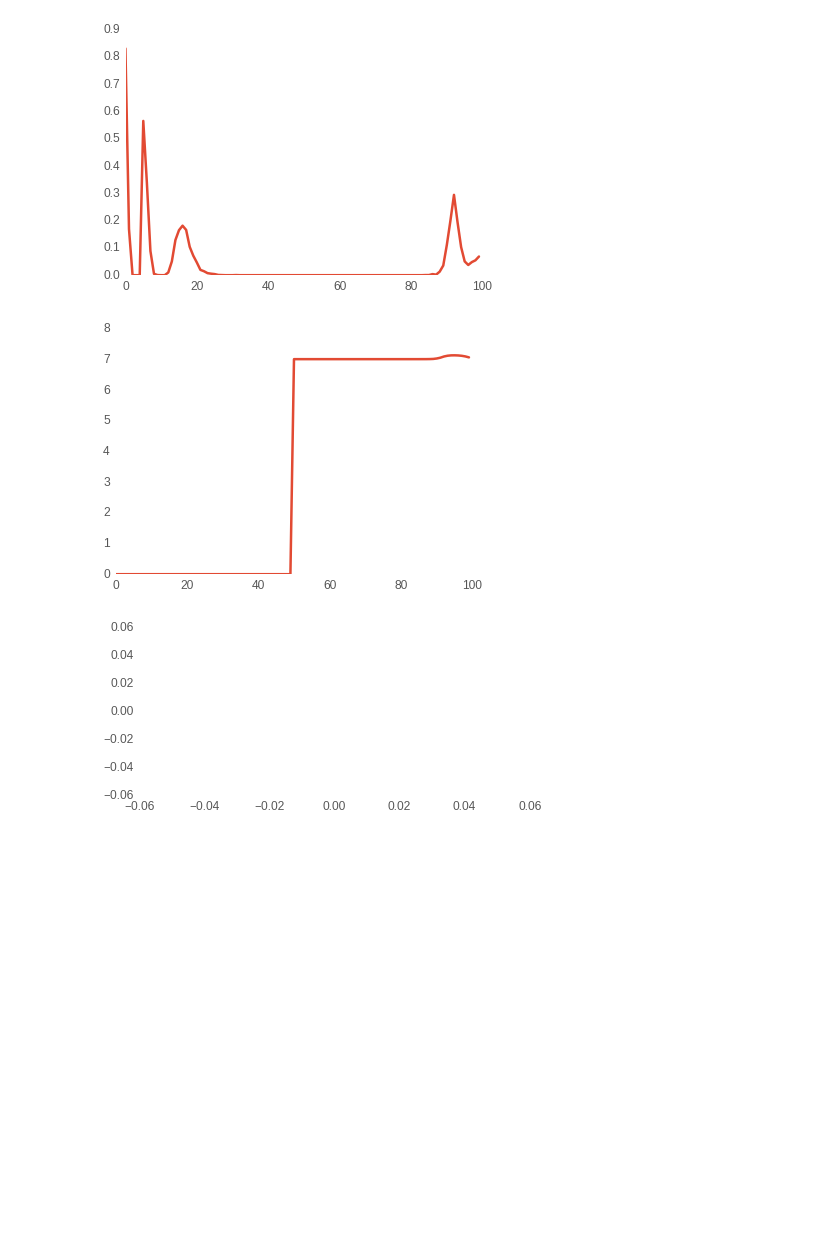
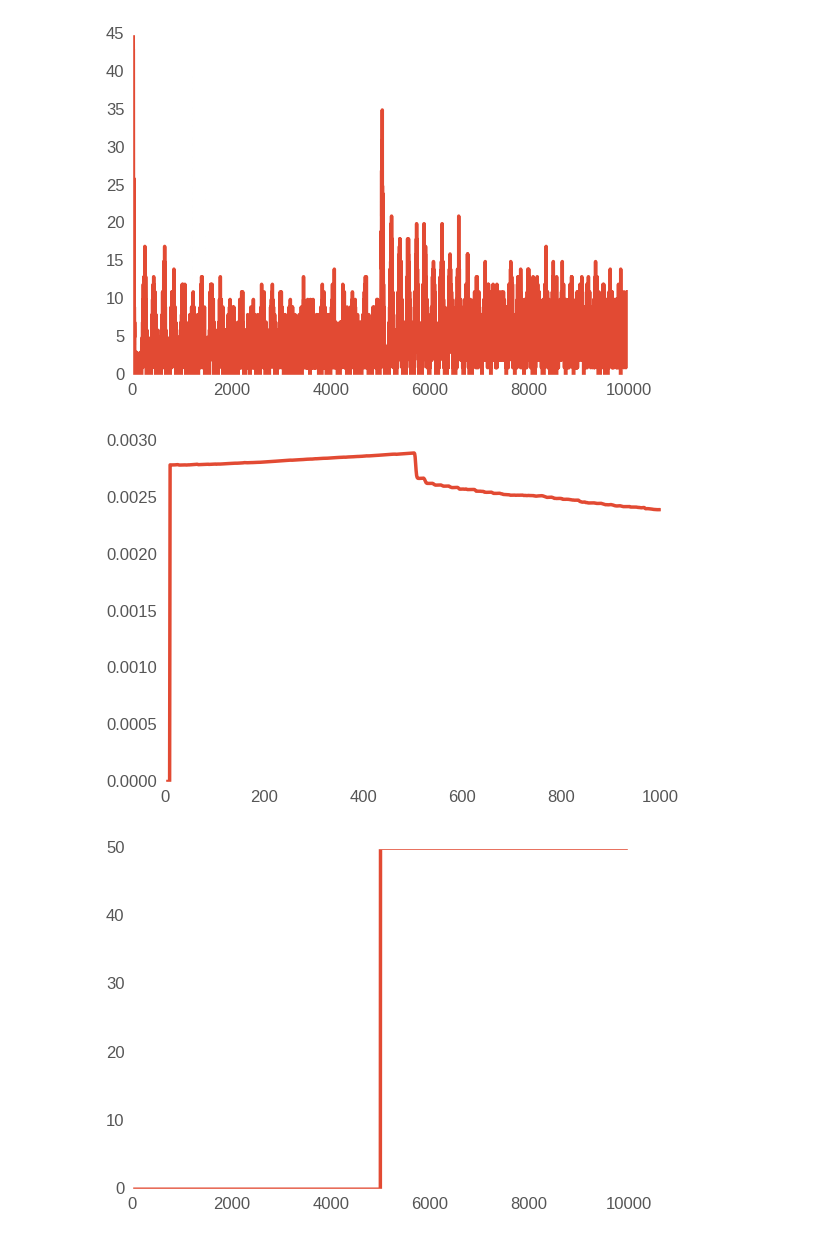
Before and after one commit to gpernelle/cortex, a Jupyter notebook: notebooks/paperSync-figure2.5.ipynb, the cells around one changed output. Cells and saved outputs as stored; diff of their text form; code cells hidden in the pictures; blank space fills up the shorter version.

```diff
--- a/notebooks/paperSync-figure2.5.ipynb
+++ b/notebooks/paperSync-figure2.5.ipynb
@@ -27,8 +24,8 @@ PAPER = os.path.expanduser('~/Dropbox/ICL-2014/Presentations/2016-10-11-GJ-sync-
 plt.style.use(['seaborn-paper'])
 sns.set_context("paper", font_scale=1.5, rc={"lines.linewidth": 2.5})
 # %%
-N, g, tauv, i, nu = 1000, 14,15,0,200
-T = 100
+N, g, tauv, i, nu = 1000, 7,15,0,100
+T = 10000
 
 gpu = TfSingleNet(N=N,
                   T=T,
@@ -37,13 +34,15 @@ gpu = TfSingleNet(N=N,
                   device='/gpu:0',
                   spikeMonitor=False,
                   g0=g,
-                  startPlast = 50,
+                  startPlast = 100,
                   nu = nu,
                   NUM_CORES = 1)
 # gpu.input = apple
 print(gpu.lowspthresh)
 gpu.lowspthresh = 1.5
+gpu.weight_step = 10
+gpu.input = np.concatenate([np.zeros(T//2),np.ones(T//2)*50])
 gpu.dt = 0.1
-gpu.ratio = 200
-gpu.FACT = 200
+gpu.ratio = 0.05
+gpu.FACT = 100
 gpu.runTFSimul()
@@ -56,18 +49,20 @@ Assign: CPU
 # %%
-plt.plot(gpu.vvm)
+plt.plot(gpu.vvm[10:])
 plt.figure()
 plt.plot(gpu.gamma)
+plt.figure()
+plt.plot(gpu.input)
 
-t0 = 8000
-t1 = 9000
+t0 = 4000
+t1 = 6000
 plt.figure(figsize=(7,3))
 plt.plot(gpu.vvm[t0:t1])
 plt.figure()
-plt.plot(gpu.gamma[t0:t1])
-plt.figure()
-plt.plot(np.mean(np.array(gpu.lowsp).reshape(T,N).transpose(), axis=0))
+plt.plot(gpu.gamma[t0//gpu.weight_step:t1//gpu.weight_step])
+# plt.figure()
+# plt.plot(np.mean(np.array(gpu.lowsp).reshape(T,N).transpose(), axis=0))
 # %% [output]
 [<matplotlib.lines.Line2D at 0x...>]
-[figure, old version]
+[figure, new version]
-[figure, old version]
+[figure, new version]
-[figure, old version]
+[figure, new version]
```
Also changed, not shown: parts of 3 cells of this notebook, 3 other files.
